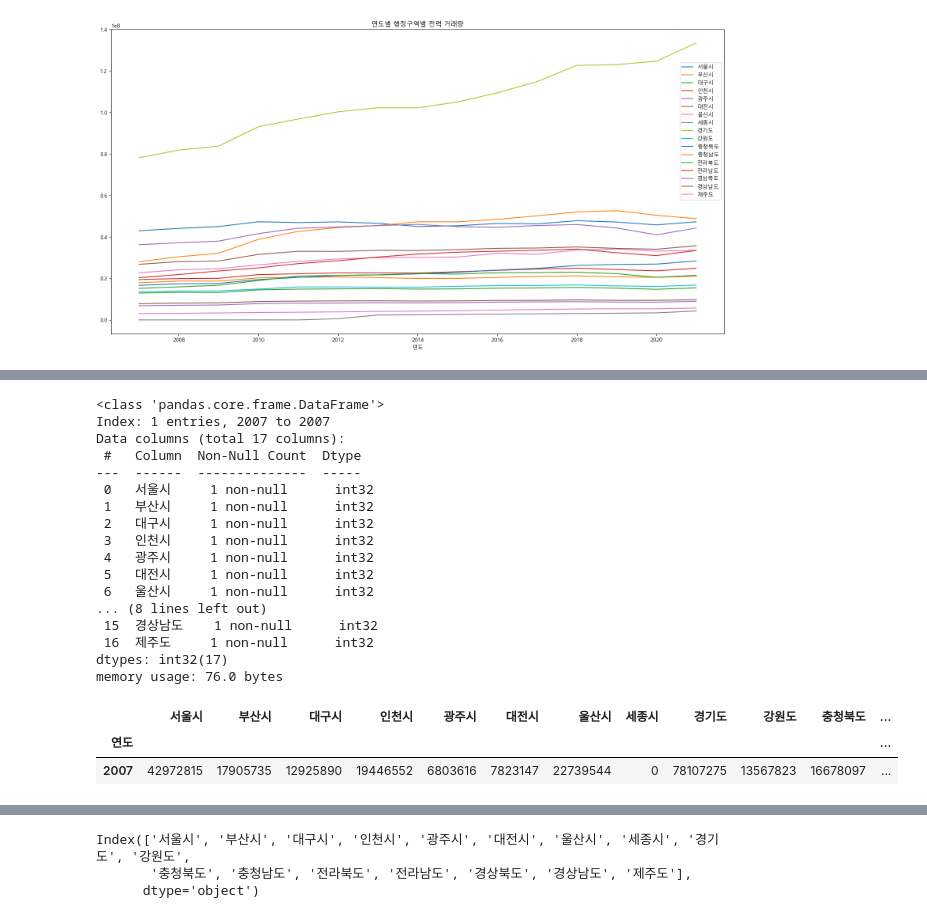
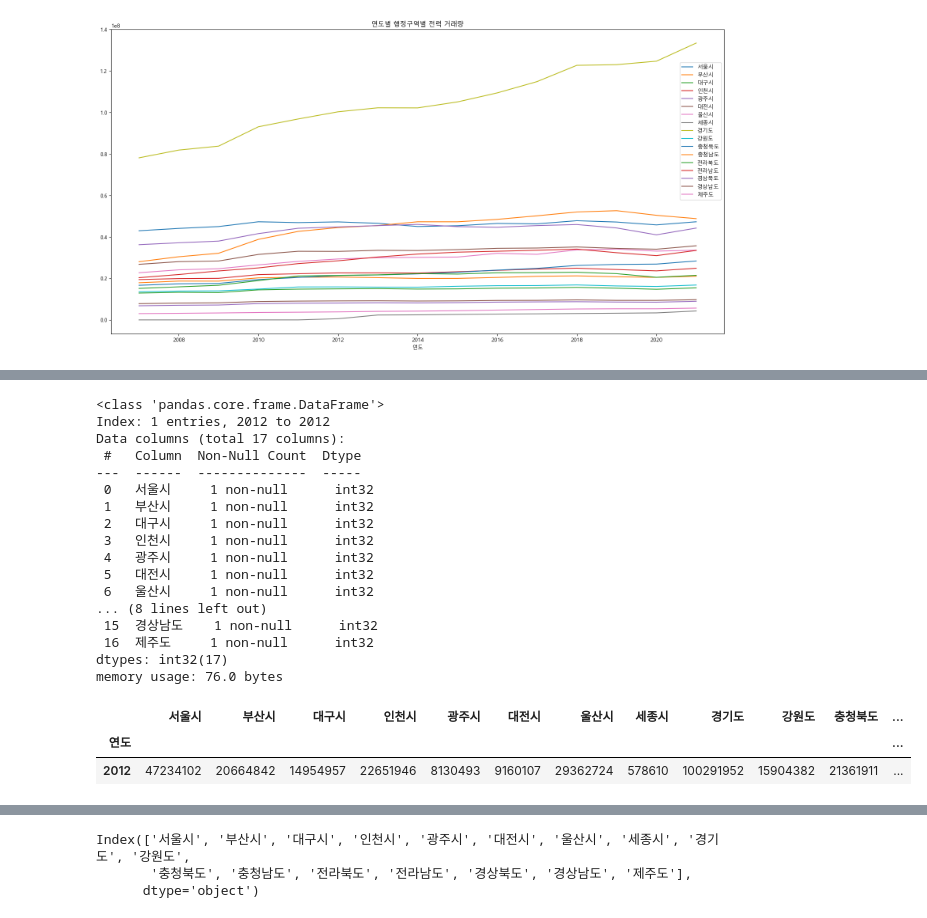
Before and after one commit to yunsunghwan1/KEPCO_sprint_3, a Jupyter notebook: chang_yong8/electroniccon.ipynb, the cells around one changed output, grey strips where cells are left out. Cells and saved outputs as stored; diff of their text form; code cells hidden in the pictures.

```diff
--- a/chang_yong8/electroniccon.ipynb
+++ b/chang_yong8/electroniccon.ipynb
@@ -262,10 +208,10 @@ electronic_map
 # %% [output]
 [interactive output not drawn]
 # %%
-locconelec_year[0].info()
+locconelec_year[5].info()
 # %% [output]
 <class 'pandas.core.frame.DataFrame'>
-Index: 1 entries, 2007 to 2007
+Index: 1 entries, 2012 to 2012
 Data columns (total 17 columns):
  #   Column  Non-Null Count  Dtype
 ---  ------  --------------  -----
@@ -282,8 +228,8 @@ Data columns (total 17 columns):
 dtypes: int32(17)
 memory usage: 76.0 bytes
 # %%
-locconelec_year[0]
+locconelec_year[5]
 # %% [output]
 |  | 서울시 | 부산시 | 대구시 | 인천시 | 광주시 | 대전시 | 울산시 | 세종시 | 경기도 | 강원도 | 충청북도 | ... |
 | 연도 |  |  |  |  |  |  |  |  |  |  |  | ... |
-| 2007 | 42972815 | 17905735 | 12925890 | 19446552 | 6803616 | 7823147 | 22739544 | 0 | 78107275 | 13567823 | 16678097 | ... |
+| 2012 | 47234102 | 20664842 | 14954957 | 22651946 | 8130493 | 9160107 | 29362724 | 578610 | 100291952 | 15904382 | 21361911 | ... |
```
Also changed, not shown: parts of 28 cells of this notebook, 2 other files.
